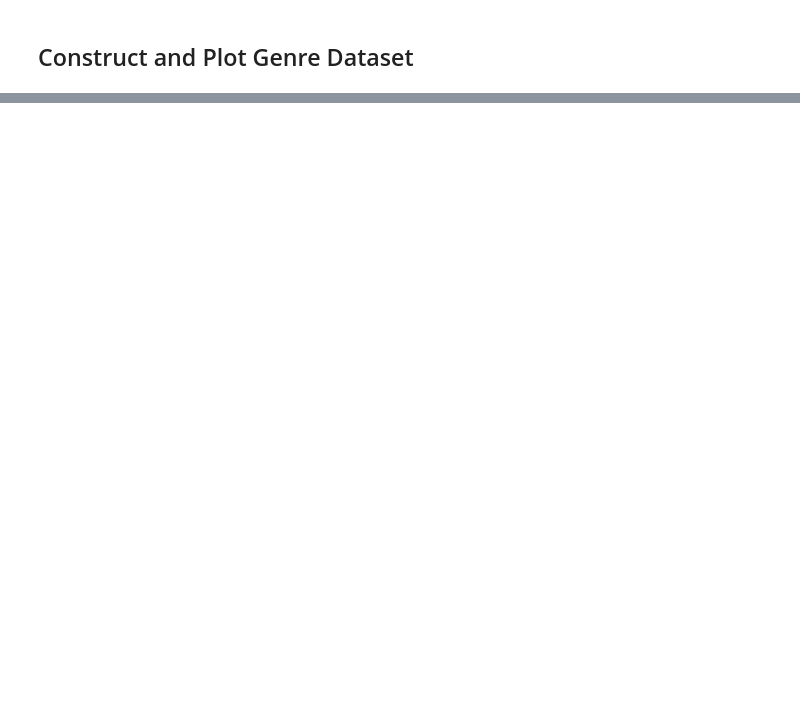
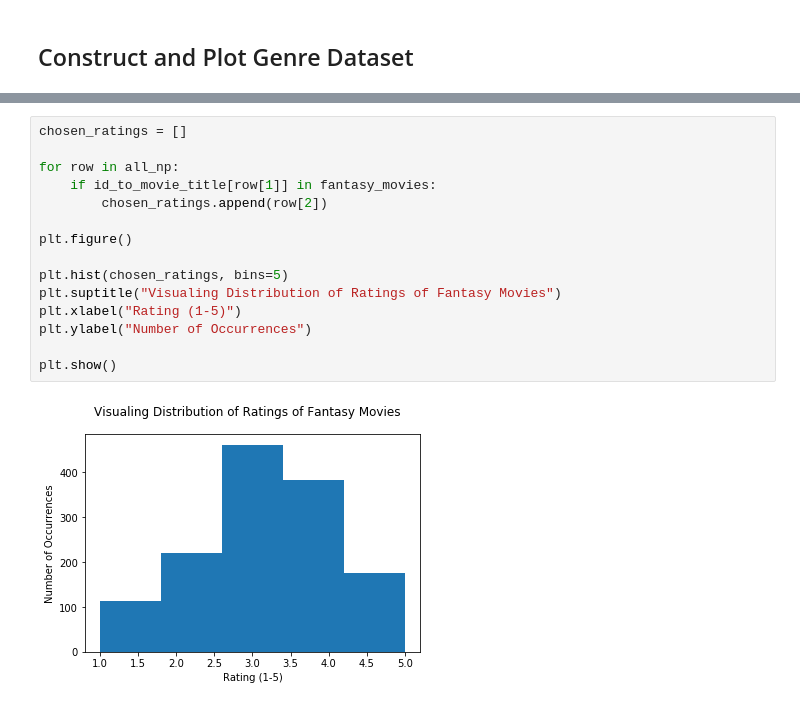
Before and after one commit to 18jeffreyma/cs155-visualization-miniproject, a Jupyter notebook: 4_basic_visualizations.ipynb, the cells around one changed output, grey strips where cells are left out. Saved outputs shown, nothing was run; the diff lists cells and outputs as text; blank space fills up the shorter version.

```diff
--- a/4_basic_visualizations.ipynb
+++ b/4_basic_visualizations.ipynb
@@ -162,0 +189,17 @@ plt.show()
+# %%
+chosen_ratings = []
+
+for row in all_np:
+    if id_to_movie_title[row[1]] in fantasy_movies:
+        chosen_ratings.append(row[2])
+
+plt.figure()
+
+plt.hist(chosen_ratings, bins=5)
+plt.suptitle("Visualing Distribution of Ratings of Fantasy Movies")
+plt.xlabel("Rating (1-5)")
+plt.ylabel("Number of Occurrences")
+
+plt.show()
+# %% [output]
+[figure, added]
```
Also changed, not shown: parts of 4 cells of this notebook, 1 other file.
